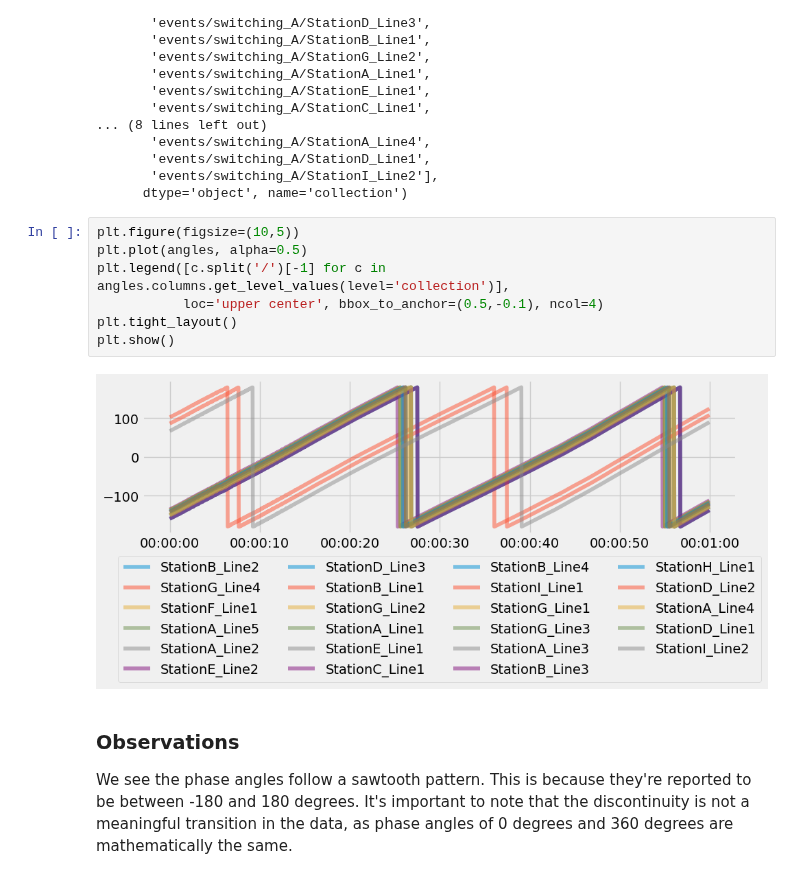
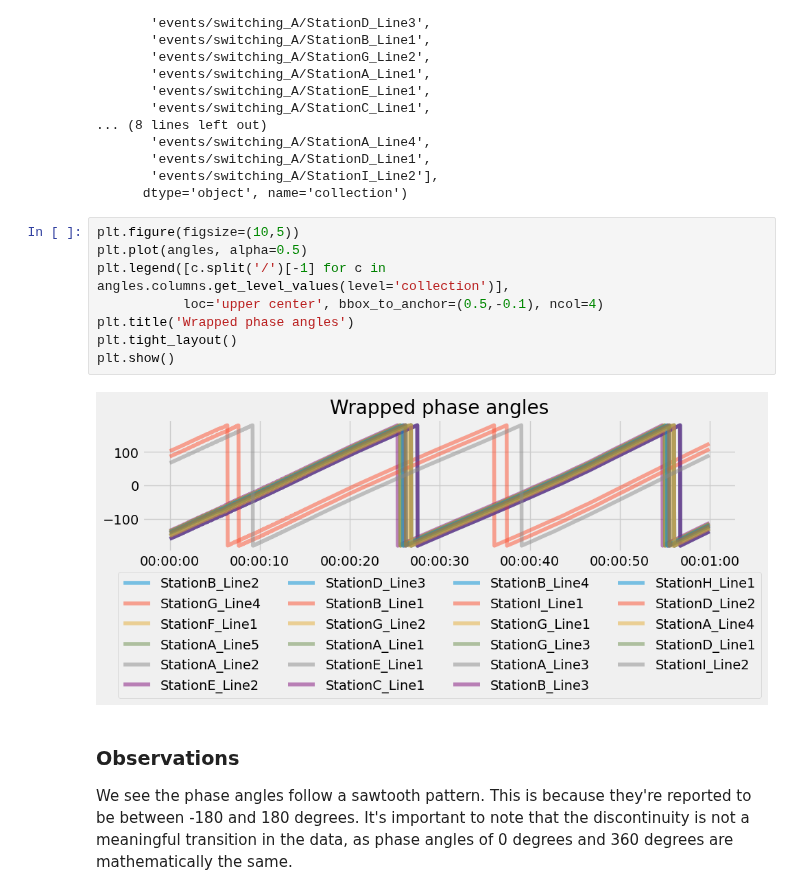
Before and after one commit to PingThingsIO/ni4ai-notebooks, a Jupyter notebook: analytics/Phase Angle Monitoring.ipynb, the cells around one changed output. Saved outputs shown, nothing was run; the diff lists cells and outputs as text.

```diff
--- a/analytics/Phase Angle Monitoring.ipynb
+++ b/analytics/Phase Angle Monitoring.ipynb
@@ -110,12 +110,13 @@ Index(['events/switching_A/StationB_Line2',
 # %%
 plt.figure(figsize=(10,5))
 plt.plot(angles, alpha=0.5)
 plt.legend([c.split('/')[-1] for c in angles.columns.get_level_values(level='collection')],
            loc='upper center', bbox_to_anchor=(0.5,-0.1), ncol=4)
+plt.title('Wrapped phase angles')
 plt.tight_layout()
 plt.show()
 # %% [output]
-[figure, old version]
+[figure, new version]
 # %% [markdown]
 ### Observations
 
```
Also changed, not shown: parts of 7 cells of this notebook.
